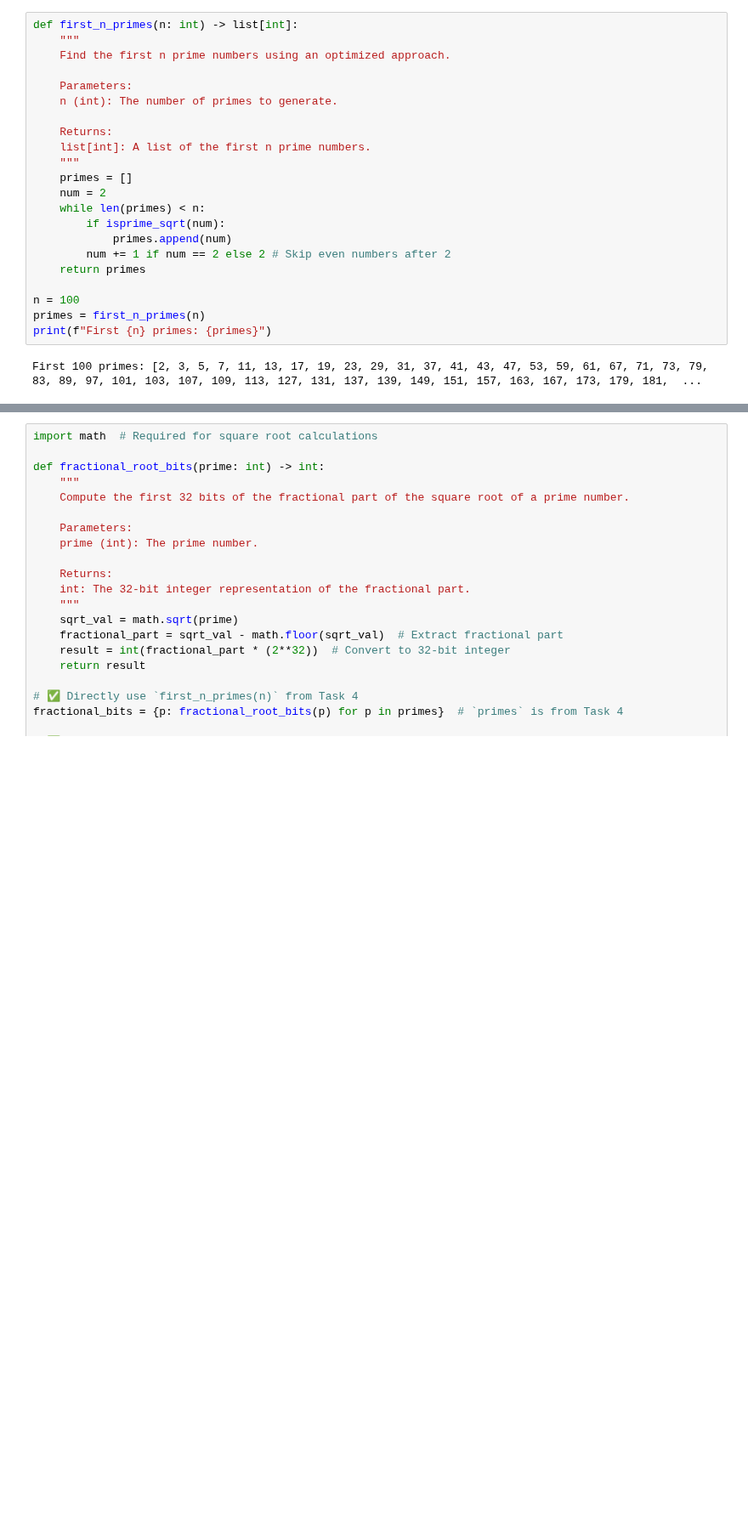
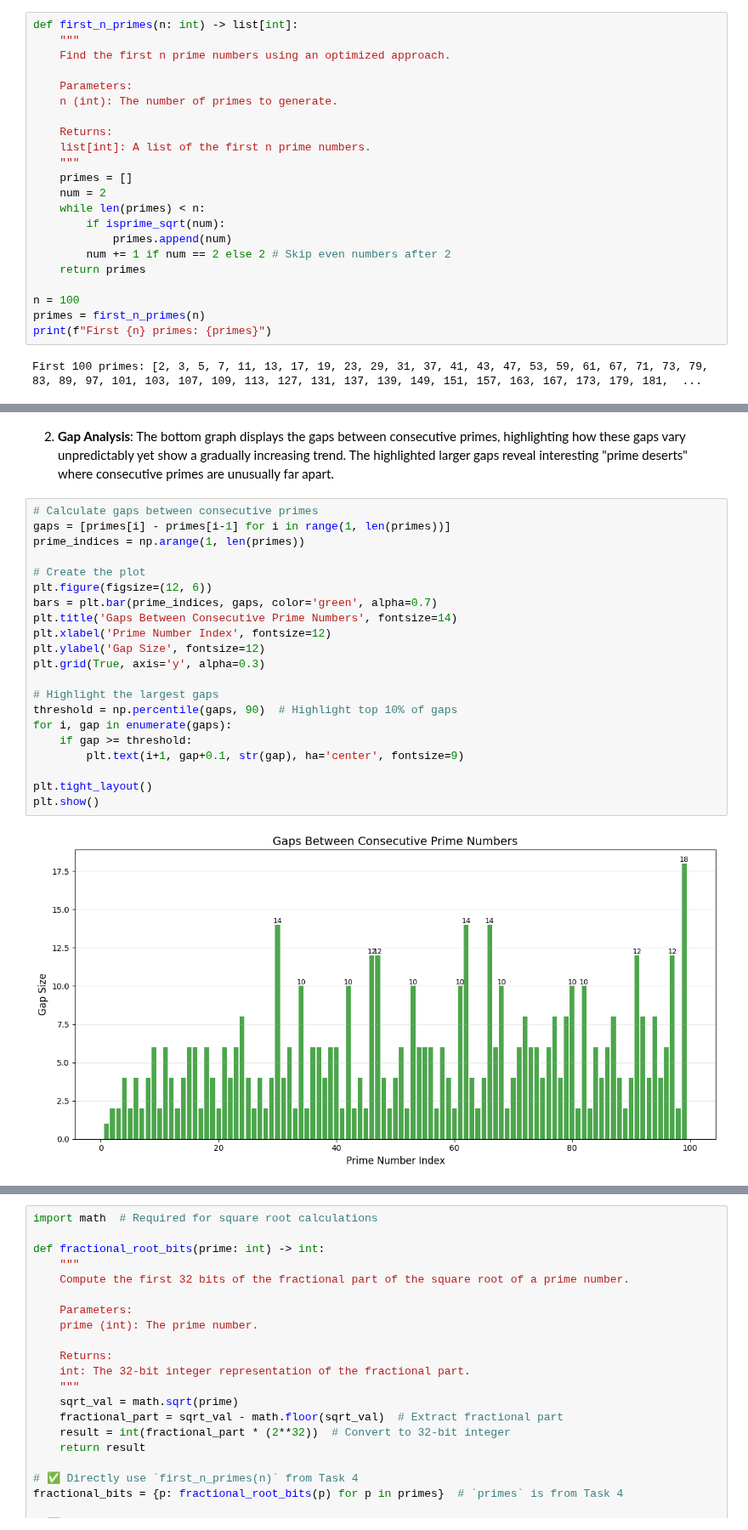
Before and after one commit to JamesDoonan1/computational_theory, a Jupyter notebook: tasks.ipynb, the cells around one changed output, grey strips where cells are left out. Shown at 85% size. Saved outputs shown, nothing was run; the diff lists cells and outputs as text; blank space fills up the shorter version.

```diff
--- a/tasks.ipynb
+++ b/tasks.ipynb
@@ -584,0 +617,25 @@ First 100 primes: [2, 3, 5, 7, 11, 13, 17, 19, 23, 29, 31, 37, 41, 43, 47, 53, 5
+# %% [markdown]
+2. **Gap Analysis**: The bottom graph displays the gaps between consecutive primes, highlighting how these gaps vary unpredictably yet show a gradually increasing trend. The highlighted larger gaps reveal interesting "prime deserts" where consecutive primes are unusually far apart.
+# %%
+# Calculate gaps between consecutive primes
+gaps = [primes[i] - primes[i-1] for i in range(1, len(primes))]
+prime_indices = np.arange(1, len(primes))
+
+# Create the plot
+plt.figure(figsize=(12, 6))
+bars = plt.bar(prime_indices, gaps, color='green', alpha=0.7)
+plt.title('Gaps Between Consecutive Prime Numbers', fontsize=14)
+plt.xlabel('Prime Number Index', fontsize=12)
+plt.ylabel('Gap Size', fontsize=12)
+plt.grid(True, axis='y', alpha=0.3)
+
+# Highlight the largest gaps
+threshold = np.percentile(gaps, 90)  # Highlight top 10% of gaps
+for i, gap in enumerate(gaps):
+    if gap >= threshold:
+        plt.text(i+1, gap+0.1, str(gap), ha='center', fontsize=9)
+
+plt.tight_layout()
+plt.show()
+# %% [output]
+[figure, added]
```
Also changed, not shown: parts of 15 cells of this notebook.
